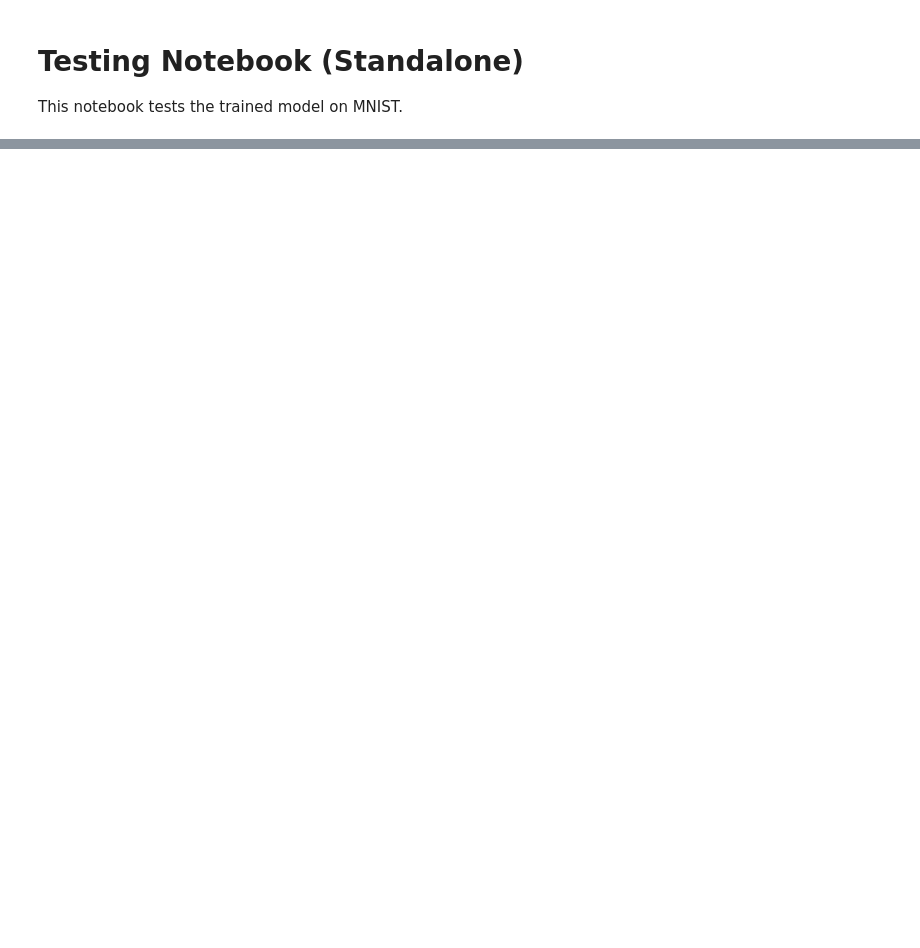
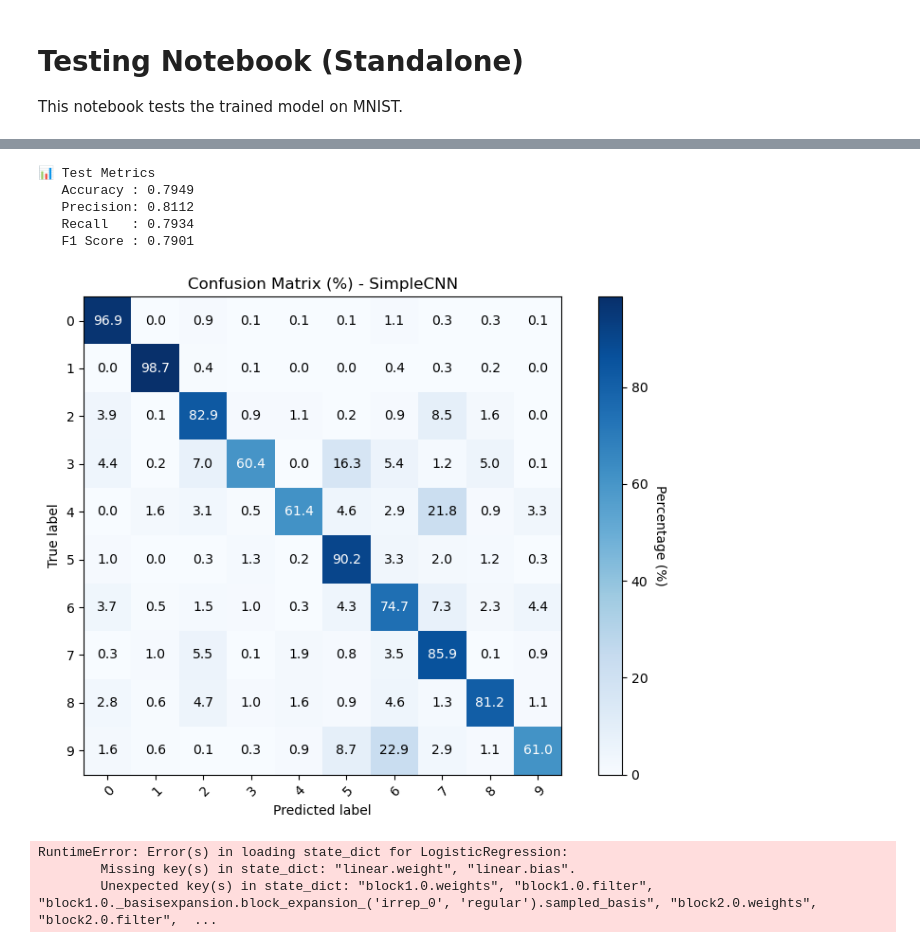
Before and after one commit to adiazcarral/ADC-TestDataScience-1, a Jupyter notebook: src/adc_testdatascience_1/notebooks/03_test_standalone.ipynb, the cells around one changed output, grey strips where cells are left out. Drawn from its saved outputs; the diff is of its cells as text; code cells hidden in the pictures; blank space fills up the shorter version.

```diff
--- a/src/adc_testdatascience_1/notebooks/03_test_standalone.ipynb
+++ b/src/adc_testdatascience_1/notebooks/03_test_standalone.ipynb
@@ -73,45 +218,33 @@ AttributeError: 'numpy.ndarray' object has no attribute 'results'
 # %%
-def plot_confusion_matrix(self, model_name):
-    y_true = self.results[model_name]["true_labels"]
-    y_pred = self.results[model_name]["pred_labels"]
-    labels = list(range(10))  # For MNIST: 0 to 9
+_, _, test_loader = get_dataloaders(subset_fraction=1.0)
+# Load model
+# Load and evaluate saved model
+model = SimpleCNN()
+model.load_state_dict(torch.load("cnn.pth", map_location=device))
+model.to(device)
+model.eval()
 
-    cm = confusion_matrix(y_true, y_pred, labels=labels)
-
-    # Normalize rows (true labels) to percentages
-    cm_percent = cm.astype("float") / cm.sum(axis=1, keepdims=True) * 100
-    cm_percent = np.nan_to_num(cm_percent)  # avoid NaNs for any empty rows
-
-    fig, ax = plt.subplots(figsize=(8, 6))
-    im = ax.imshow(cm_percent, interpolation="nearest", cmap=plt.cm.Blues)
-
-    # Colorbar
-    cbar = ax.figure.colorbar(im, ax=ax)
-    cbar.ax.set_ylabel("Percentage (%)", rotation=-90, va="bottom")
-
-        # Set labels
-    ax.set(
-    xticks=np.arange(len(labels)),
-    yticks=np.arange(len(labels)),
-    xticklabels=labels,
-    yticklabels=labels,
-    xlabel="Predicted label",
-    ylabel="True label",
-    title=f"Confusion Matrix (%) - {model_name}"
-    )
-
-    # Rotate tick labels
-    plt.setp(ax.get_xticklabels(), rotation=45, ha="right", rotation_mode="anchor")
-
-    # Annotate each cell with percentage
-    for i in range(len(labels)):
-        for j in range(len(labels)):
-            percentage = cm_percent[i, j]
-            ax.text(
-                j, i, f"{percentage:.1f}",
-                ha="center", va="center",
-                color="white" if percentage > 50 else "black"
-            )
-
-    plt.tight_layout()
-    plt.show()
+y_true, y_pred = evaluate_model(model, test_loader)
+plot_confusion_matrix(y_true, y_pred, model_name="SimpleCNN")
+# %% [output]
+📊 Test Metrics
+   Accuracy : 0.7949
+   Precision: 0.8112
+   Recall   : 0.7934
+   F1 Score : 0.7901
+[figure, added]
+# %%
+_, _, test_loader = get_dataloaders(subset_fraction=1.0)
+# Load model
+# Load and evaluate saved model
+model = RotEquivariantCNN()
+model.load_state_dict(torch.load("rotcnn.pth", map_location=device))
+model.to(device)
+model.eval()
+
+y_true, y_pred = evaluate_model(model, test_loader)
+plot_confusion_matrix(y_true, y_pred, model_name="RotCNN")
+# %% [output]
+RuntimeError: Error(s) in loading state_dict for LogisticRegression:
+        Missing key(s) in state_dict: "linear.weight", "linear.bias".
+        Unexpected key(s) in state_dict: "block1.0.weights", "block1.0.filter", "block1.0._basisexpansion.block_expansion_('irrep_0', 'regular').sampled_basis", "block2.0.weights", "block2.0.filter",  ...
```
Also changed, not shown: parts of 8 cells of this notebook, 23 other files.
